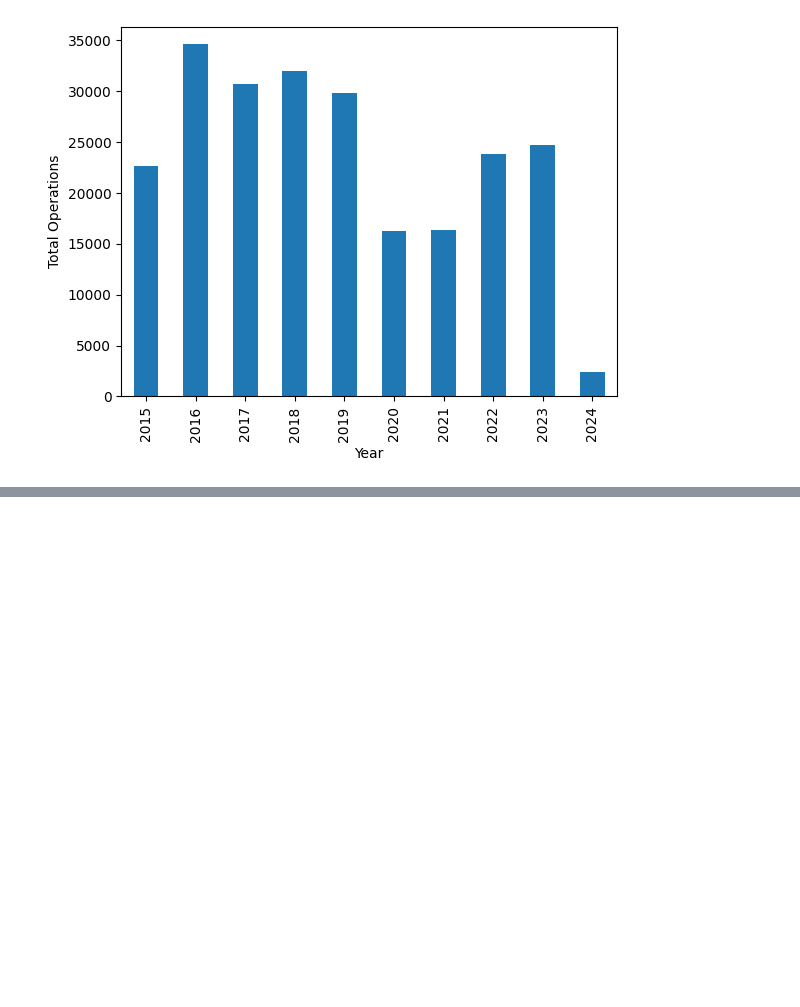
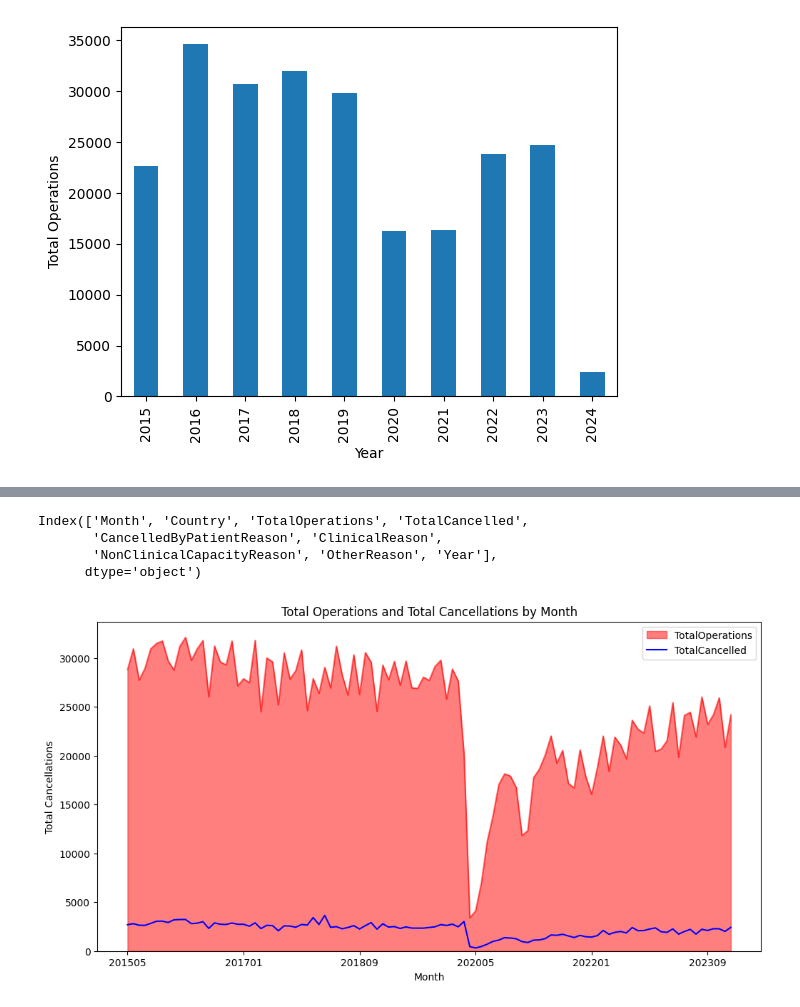
Before and after one commit to misha7b/FDS3, a Jupyter notebook: fds.ipynb, the cells around one changed output, grey strips where cells are left out. Saved outputs shown, nothing was run; the diff lists cells and outputs as text; code cells hidden in the pictures; blank space fills up the shorter version.

```diff
--- a/fds.ipynb
+++ b/fds.ipynb
@@ -291,0 +441,29 @@ ops_2020.head()
+# %%
+#print collumns
+
+print(data.columns)
+
+#data['CancellationRate'] = data['TotalCancelled'] / data['TotalOperations']
+# %% [output]
+Index(['Month', 'Country', 'TotalOperations', 'TotalCancelled',
+       'CancelledByPatientReason', 'ClinicalReason',
+       'NonClinicalCapacityReason', 'OtherReason', 'Year'],
+      dtype='object')
+# %%
+#plot total cancellations by month
+
+
+
+ax = data.plot(kind='area', x='Month', y='TotalOperations', figsize=(12, 6), alpha=0.5, color='red')
+
+
+ax2 = data.plot(kind='line', x='Month', y='TotalCancelled', secondary_y=False, ax=ax, color='blue')
+
+plt.title('Total Operations and Total Cancellations by Month')
+plt.xlabel('Month')
+ax.set_ylabel('Total Operations')
+ax2.set_ylabel('Total Cancellations')
+
+plt.show()
+# %% [output]
+[figure, added]
```
Also changed, not shown: parts of 33 cells of this notebook.
